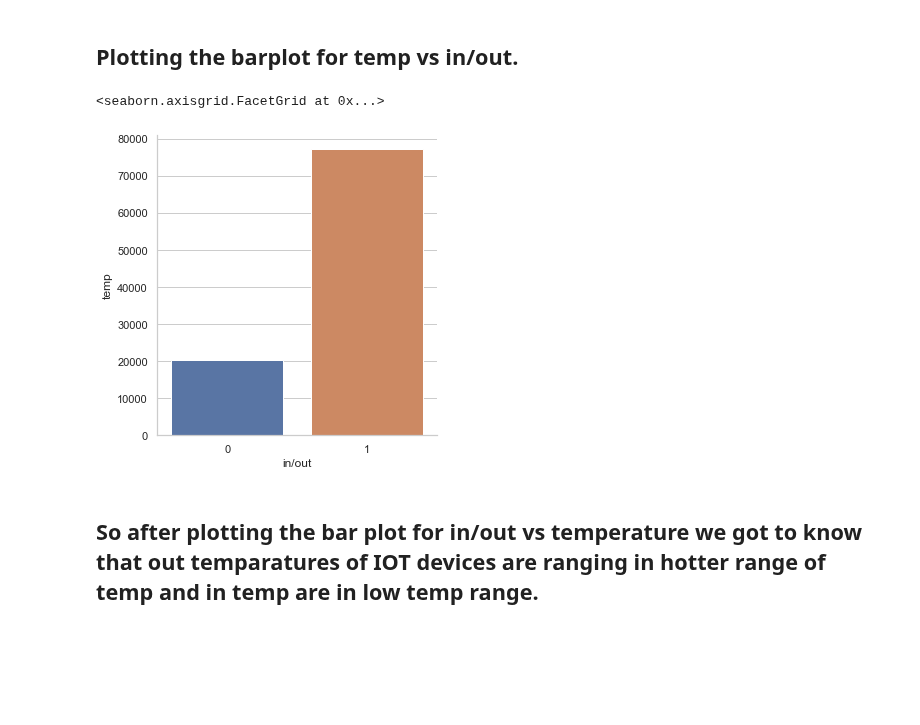
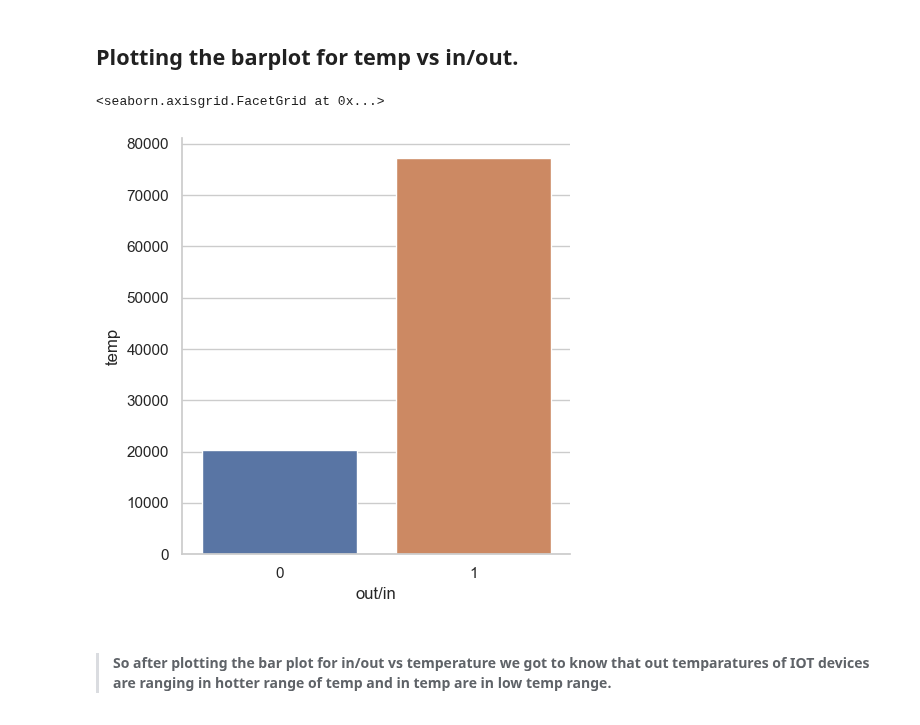
Before and after one commit to Harsh502s/ML-Assignments, a Jupyter notebook: Notebooks/Assignment 1 IOT Analysis.ipynb, the cells around one changed output. Drawn from its saved outputs; the diff is of its cells as text; code cells hidden in the pictures; blank space fills up the shorter version.

```diff
--- a/Notebooks/Assignment 1 IOT Analysis.ipynb
+++ b/Notebooks/Assignment 1 IOT Analysis.ipynb
@@ -89,4 +79,9 @@ df
 # %% [markdown]
 ## Converting the timestamp column from object to datatime for feature engineering.
 # %%
-df["noted_date"] = pd.to_datetime(df.noted_date)
+df["noted_date"] = pd.to_datetime(df["noted_date"])
+
+df["date"] = df["noted_date"].dt.date
+df["time"] = df["noted_date"].dt.time
+
+df.drop("noted_date", axis=1, inplace=True)
@@ -122,2 +95,0 @@ df["out/in"] = le.fit_transform(df["out/in"])
-# %%
-df = df.rename(columns={"out/in": "in/out"})
@@ -144,4 +103,0 @@ df.date = pd.to_datetime(df.date)
-# %%
-df["year"] = df["date"].dt.year
-df["month"] = df["date"].dt.month
-df["day"] = df["date"].dt.day
@@ -173,4 +112,6 @@ sns.boxplot("temp", data=df, palette="Set1")
 # %% [markdown]
 ## Data distribution of Temp of IOT devices is good.
 # %%
-a = df[["temp", "in/out"]].groupby("in/out").count()
+a = df[["temp", "out/in"]].groupby("out/in").count()
+
+a.reset_index(inplace=True)
@@ -179,9 +118,9 @@ a.reset_index(inplace=True)
 # %% [markdown]
 ## Plotting the barplot for temp vs in/out.
 # %%
-sns.catplot(x="in/out", y="temp", data=a, kind="bar")
+sns.catplot(x="out/in", y="temp", data=a, kind="bar")
 # %% [output]
 <seaborn.axisgrid.FacetGrid at 0x...>
-[figure, old version]
+[figure, new version]
 # %% [markdown]
-## So after plotting the bar plot for in/out vs temperature we got to know that out temparatures of IOT devices are ranging in hotter range of temp and in temp are in low temp range.
+> #### So after plotting the bar plot for in/out vs temperature we got to know that out temparatures of IOT devices are ranging in hotter range of temp and in temp are in low temp range.
```
Also changed, not shown: parts of 15 cells of this notebook, 8 other files.
